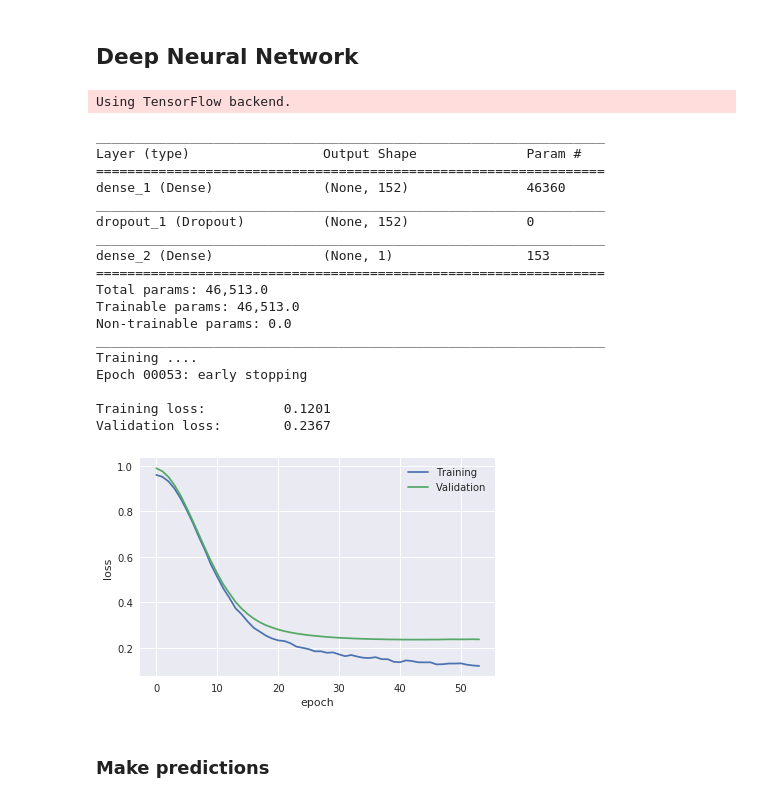
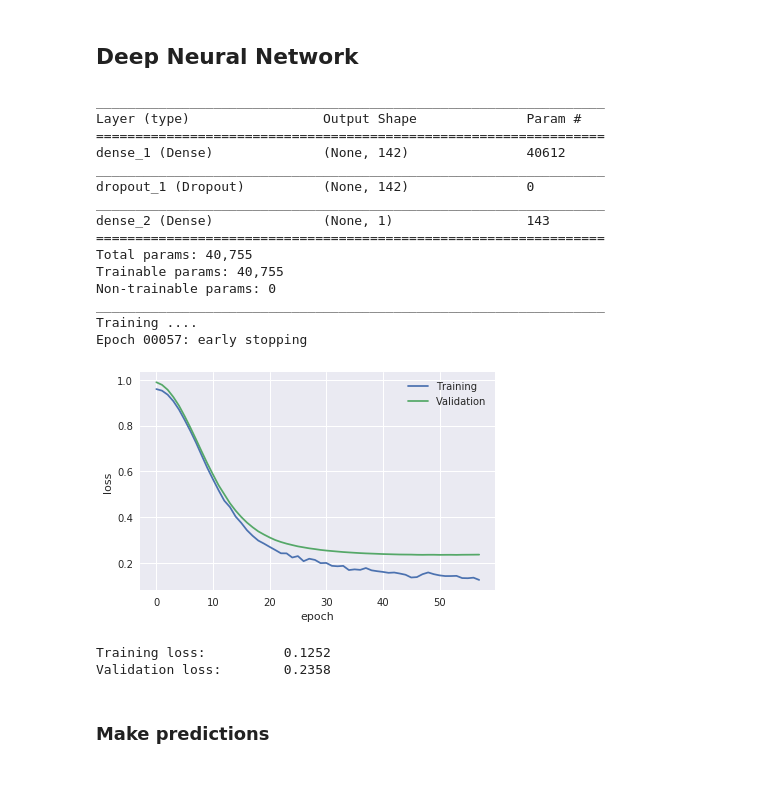
Before and after one commit to angelmtenor/data-science-keras, a Jupyter notebook: house_prices.ipynb, the cells around one changed output. Cells and saved outputs as stored; diff of their text form; code cells hidden in the pictures.

Commit message:
feat: Remove high-missing feautres

```diff
--- a/house_prices.ipynb
+++ b/house_prices.ipynb
@@ -18,7 +20,10 @@ sns.set()
 # %% [markdown]
 ## Load and prepare the data
 # %%
-train_data_path = 'data/house_prices_data.csv'
-df = pd.read_csv(train_data_path)
+data_path = 'data/house_prices_data.csv'
+target = ['SalePrice']
+
+df = pd.read_csv(data_path)
+print("{} rows \n{} columns \ntarget: {}".format(*df.shape, target))
 df.head()
 # %% [output]
@@ -42,11 +66,12 @@ BsmtQual: ['Gd' 'TA' 'Ex' nan 'Fa']
 # %%
-targets = ['SalePrice']
-features = [field for field in df if field not in targets]
+features = [field for field in df if field not in target]
 
-# remove non-significant features
-features.remove('Id')
+# remove non-significant and high-missing features
+droplist = ('Id', 'Alley', 'FireplaceQu', 'PoolQc', 'Fence', 'MiscFeature')
 
-df = df[features + targets]
+features = [f for f in features if f not in droplist]
+
+df = df[features + target]
 
 # convert dataframe values to numerical
 # df = df.apply(pd.to_numeric, errors='coerce')
@@ -150,50 +175,48 @@ test.head()
 # %%
 import keras
 from keras.models import Sequential
 from keras.layers.core import Dense, Dropout
 
 nodes = x_train.shape[1]
 weights = keras.initializers.RandomNormal(stddev=0.0001)
 
 model = Sequential()
 model.add(Dense(nodes//2, input_dim=x_train.shape[1], activation='relu',
                kernel_initializer=weights,
                bias_initializer = weights))
-model.add(Dropout(.3))
+model.add(Dropout(.4))
 model.add(Dense(1, activation=None,
                kernel_initializer = weights,
                bias_initializer = weights))
 model.summary()
 
 opt = keras.optimizers.adam(lr=0.00002)
 model.compile(loss='mean_squared_error', optimizer=opt)
 
-callbacks = [keras.callbacks.EarlyStopping(monitor='val_loss', patience=10, verbose=1)]
+callbacks = [keras.callbacks.EarlyStopping(monitor='val_loss', patience=3, verbose=1)]
 print('Training ....')
 history = model.fit(x_train, y_train, epochs=10000, batch_size=16, verbose=0,
                     validation_split=0.33, callbacks=callbacks)
 helper.show_training(history)
 # %% [output]
-Using TensorFlow backend.
+_________________________________________________________________
+Layer (type)                 Output Shape              Param #
+=================================================================
+dense_1 (Dense)              (None, 142)               40612
+_________________________________________________________________
+dropout_1 (Dropout)          (None, 142)               0
+_________________________________________________________________
+dense_2 (Dense)              (None, 1)                 143
+=================================================================
+Total params: 40,755
+Trainable params: 40,755
+Non-trainable params: 0
+_________________________________________________________________
+Training ....
+Epoch 00057: early stopping
+[figure, new version]
-_________________________________________________________________
-Layer (type)                 Output Shape              Param #
-=================================================================
-dense_1 (Dense)              (None, 152)               46360
-_________________________________________________________________
-dropout_1 (Dropout)          (None, 152)               0
-_________________________________________________________________
-dense_2 (Dense)              (None, 1)                 153
-=================================================================
-Total params: 46,513.0
-Trainable params: 46,513.0
-Non-trainable params: 0.0
-_________________________________________________________________
-Training ....
-Epoch 00053: early stopping
-
-Training loss:          0.1201
-Validation loss:        0.2367
+Training loss:          0.1252
+Validation loss:        0.2358
-[figure, old version]
 # %% [markdown]
 ### Make predictions
 # %%
```
Also changed, not shown: parts of 11 cells of this notebook.
